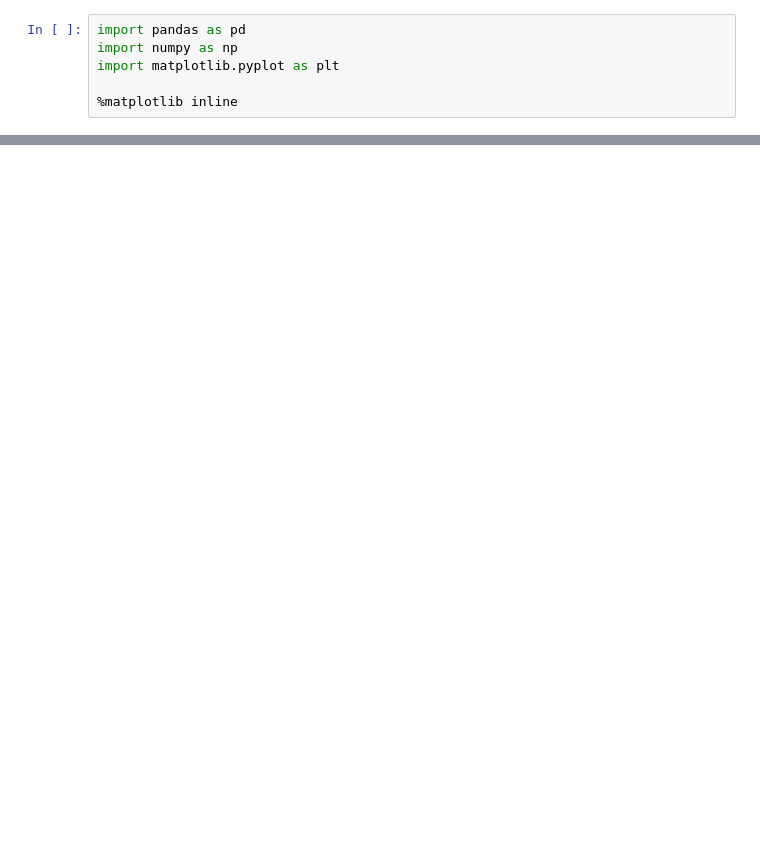
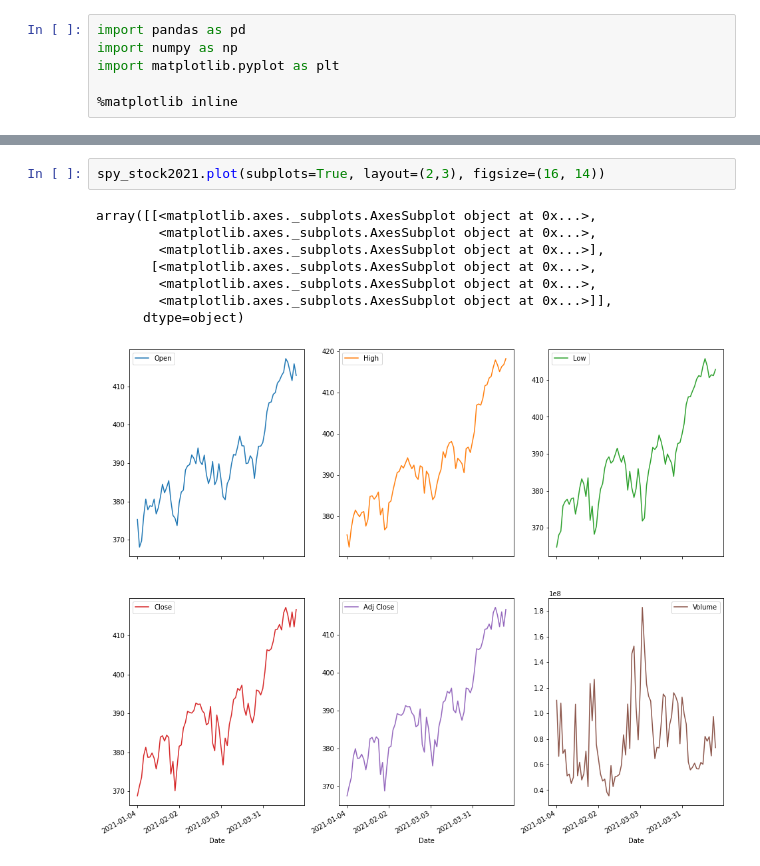
Before and after one commit to JiahuaZhang/machine-learning-trading, a Jupyter notebook: Untitled0.ipynb, the cells around one changed output, grey strips where cells are left out. Saved outputs shown, nothing was run; the diff lists cells and outputs as text; blank space fills up the shorter version.

```diff
--- a/Untitled0.ipynb
+++ b/Untitled0.ipynb
@@ -30,0 +57,11 @@ hi
+# %%
+spy_stock2021.plot(subplots=True, layout=(2,3), figsize=(16, 14))
+# %% [output]
+array([[<matplotlib.axes._subplots.AxesSubplot object at 0x...>,
+        <matplotlib.axes._subplots.AxesSubplot object at 0x...>,
+        <matplotlib.axes._subplots.AxesSubplot object at 0x...>],
+       [<matplotlib.axes._subplots.AxesSubplot object at 0x...>,
+        <matplotlib.axes._subplots.AxesSubplot object at 0x...>,
+        <matplotlib.axes._subplots.AxesSubplot object at 0x...>]],
+      dtype=object)
+[figure, added]
```
Also changed, not shown: parts of 16 cells of this notebook.
